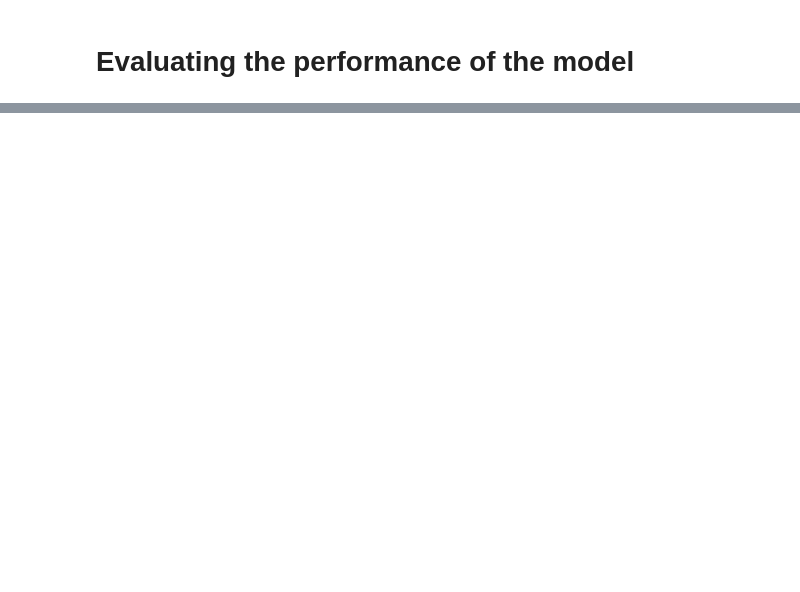
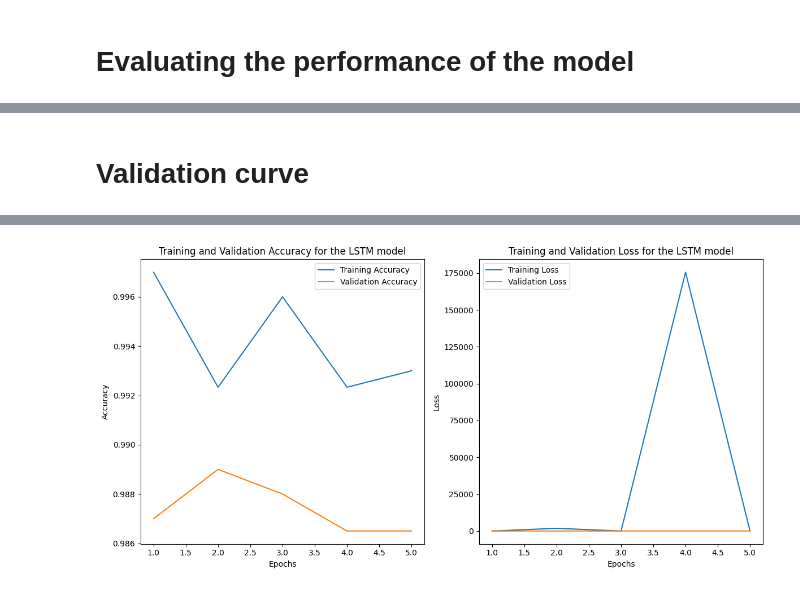
Before and after one commit to maksiboi/ANN-spam-message-detection-project, a Jupyter notebook: lstmSMS.ipynb, the cells around one changed output, grey strips where cells are left out. Saved outputs shown, nothing was run; the diff lists cells and outputs as text; code cells hidden in the pictures; blank space fills up the shorter version.

Commit message:
Update lstmSMS.ipynb
added validation graphs and confusion matrix

```diff
--- a/lstmSMS.ipynb
+++ b/lstmSMS.ipynb
@@ -226,5 +228,7 @@ values_2 = best_model.evaluate(x_test,y_test)
 # %%
 lstm = best_model.fit(x_train, y_train, epochs=5, batch_size=16, validation_data=(x_val, y_val), verbose=0)
+# %% [markdown]
+# Validation curve
 # %%
 df = pd.DataFrame()
 df['Training Accuracy'] = lstm.history['acc']
@@ -232,8 +236,26 @@ df['Validation Accuracy'] = lstm.history['val_acc']
 df['Training Loss'] = lstm.history['loss']
 df['Validation Loss'] = lstm.history['val_loss']
 df['Epochs'] = range(1, len(df['Training Accuracy']) + 1)
+plt.figure(figsize=(12, 6))
 
-# comparing the training and validation accuracy
-fig = px.line(df, x='Epochs', y=['Training Accuracy', 'Validation Accuracy'], title='Training and Validation Accuracy for the LSTM model')
-fig.show()
+# Training and Validation Accuracy
+plt.subplot(1, 2, 1)
+plt.plot(df['Epochs'], df['Training Accuracy'], label='Training Accuracy')
+plt.plot(df['Epochs'], df['Validation Accuracy'], label='Validation Accuracy')
+plt.title('Training and Validation Accuracy for the LSTM model')
+plt.xlabel('Epochs')
+plt.ylabel('Accuracy')
+plt.legend()
+
+# Training and Validation Loss
+plt.subplot(1, 2, 2)
+plt.plot(df['Epochs'], df['Training Loss'], label='Training Loss')
+plt.plot(df['Epochs'], df['Validation Loss'], label='Validation Loss')
+plt.title('Training and Validation Loss for the LSTM model')
+plt.xlabel('Epochs')
+plt.ylabel('Loss')
+plt.legend()
+
+plt.tight_layout()
+plt.show()
 # %% [output]
@@ -240,0 +262 @@ fig.show()
+[figure, added]
```
Also changed, not shown: parts of 8 cells of this notebook.
